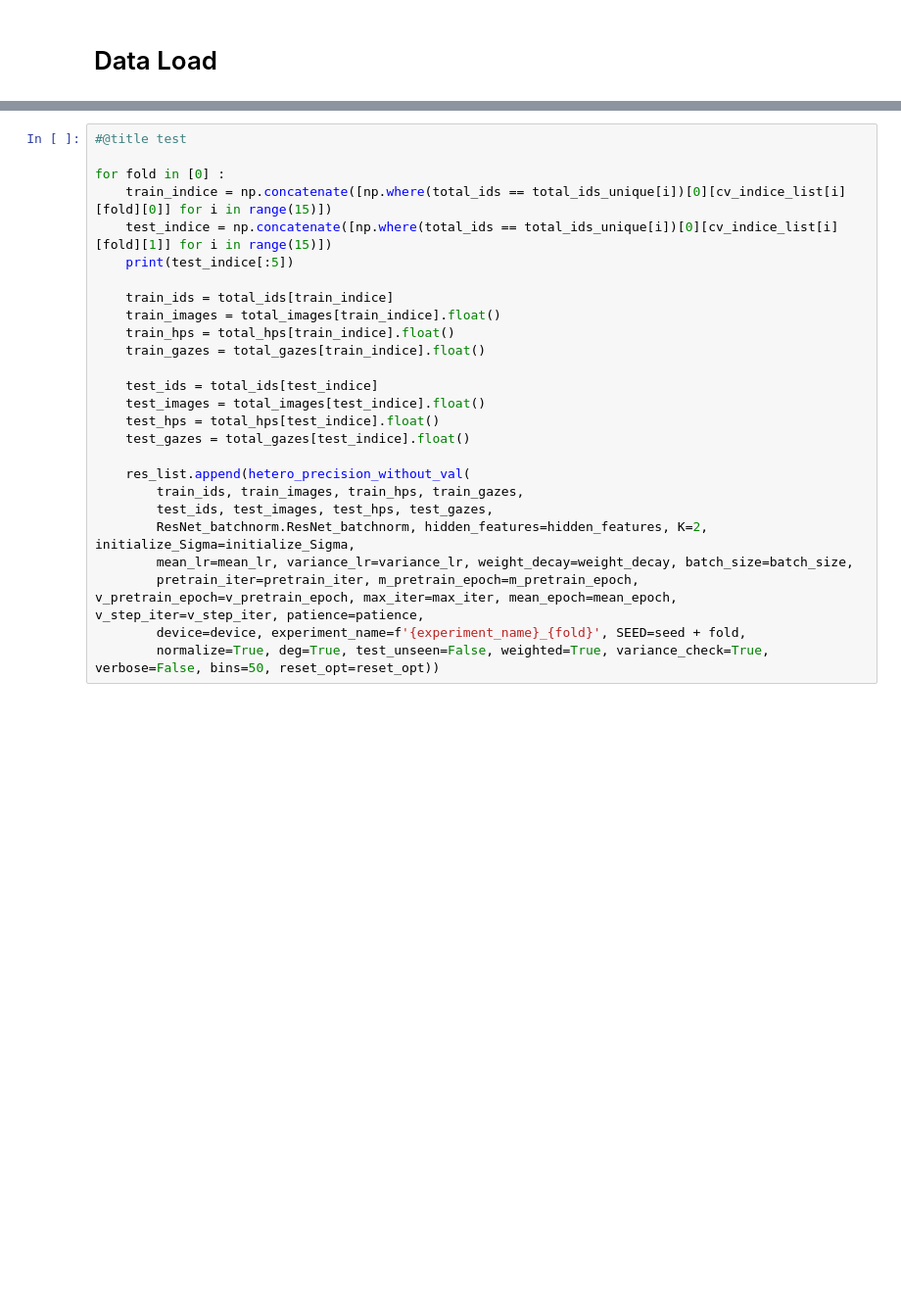
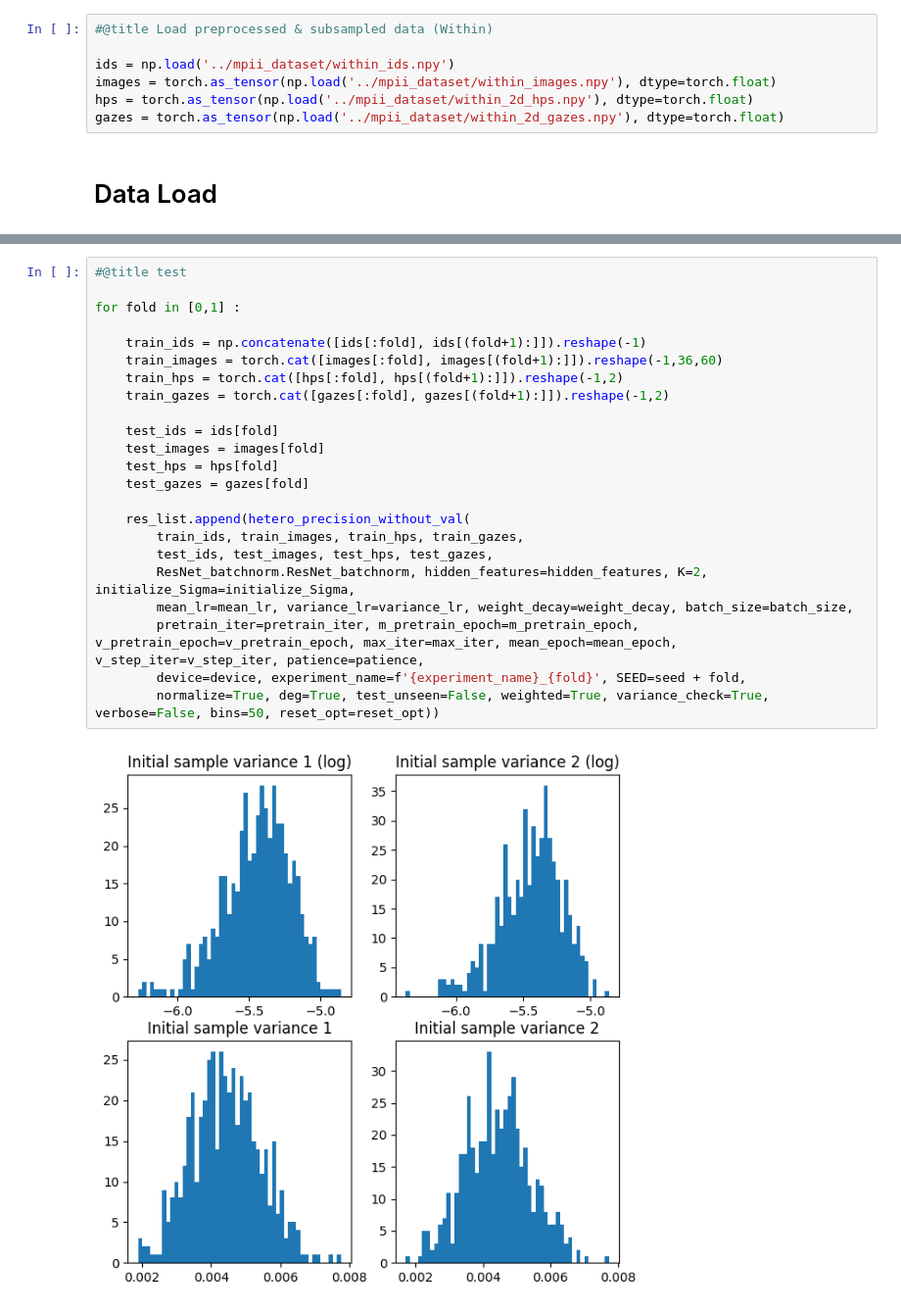
Before and after one commit to SelBias/gaze_estimation, a Jupyter notebook: hetero_prec_decay_within.ipynb, the cells around one changed output, grey strips where cells are left out. Shown at 98% size. Saved outputs shown, nothing was run; the diff lists cells and outputs as text; blank space fills up the shorter version.

```diff
--- a/hetero_prec_decay_within.ipynb
+++ b/hetero_prec_decay_within.ipynb
@@ -77,3 +34,10 @@ from hglm.hglm_hetero_precision import hetero_precision_without_val
+# %%
+#@title Load preprocessed & subsampled data (Within)
+
+ids = np.load('../mpii_dataset/within_ids.npy')
+images = torch.as_tensor(np.load('../mpii_dataset/within_images.npy'), dtype=torch.float)
+hps = torch.as_tensor(np.load('../mpii_dataset/within_2d_hps.npy'), dtype=torch.float)
+gazes = torch.as_tensor(np.load('../mpii_dataset/within_2d_gazes.npy'), dtype=torch.float)
 # %% [markdown]
 # Data Load
 # %%
@@ -153,27 +92,25 @@ res_list = []
 # %%
 #@title test
 
-for fold in [0] :
-    train_indice = np.concatenate([np.where(total_ids == total_ids_unique[i])[0][cv_indice_list[i][fold][0]] for i in range(15)])
-    test_indice = np.concatenate([np.where(total_ids == total_ids_unique[i])[0][cv_indice_list[i][fold][1]] for i in range(15)])
-    print(test_indice[:5])
+for fold in [0,1] :
 
-    train_ids = total_ids[train_indice]
-    train_images = total_images[train_indice].float()
-    train_hps = total_hps[train_indice].float()
-    train_gazes = total_gazes[train_indice].float()
+    train_ids = np.concatenate([ids[:fold], ids[(fold+1):]]).reshape(-1)
+    train_images = torch.cat([images[:fold], images[(fold+1):]]).reshape(-1,36,60)
+    train_hps = torch.cat([hps[:fold], hps[(fold+1):]]).reshape(-1,2)
+    train_gazes = torch.cat([gazes[:fold], gazes[(fold+1):]]).reshape(-1,2)
 
-    test_ids = total_ids[test_indice]
-    test_images = total_images[test_indice].float()
-    test_hps = total_hps[test_indice].float()
-    test_gazes = total_gazes[test_indice].float()
+    test_ids = ids[fold]
+    test_images = images[fold]
+    test_hps = hps[fold]
+    test_gazes = gazes[fold]
 
     res_list.append(hetero_precision_without_val(
         train_ids, train_images, train_hps, train_gazes,
         test_ids, test_images, test_hps, test_gazes,
         ResNet_batchnorm.ResNet_batchnorm, hidden_features=hidden_features, K=2, initialize_Sigma=initialize_Sigma,
         mean_lr=mean_lr, variance_lr=variance_lr, weight_decay=weight_decay, batch_size=batch_size,
         pretrain_iter=pretrain_iter, m_pretrain_epoch=m_pretrain_epoch, v_pretrain_epoch=v_pretrain_epoch, max_iter=max_iter, mean_epoch=mean_epoch, v_step_iter=v_step_iter, patience=patience,
         device=device, experiment_name=f'{experiment_name}_{fold}', SEED=seed + fold,
         normalize=True, deg=True, test_unseen=False, weighted=True, variance_check=True, verbose=False, bins=50, reset_opt=reset_opt))
 # %% [output]
+[figure, added]
```
Also changed, not shown: parts of 11 cells of this notebook, 4 other files.
